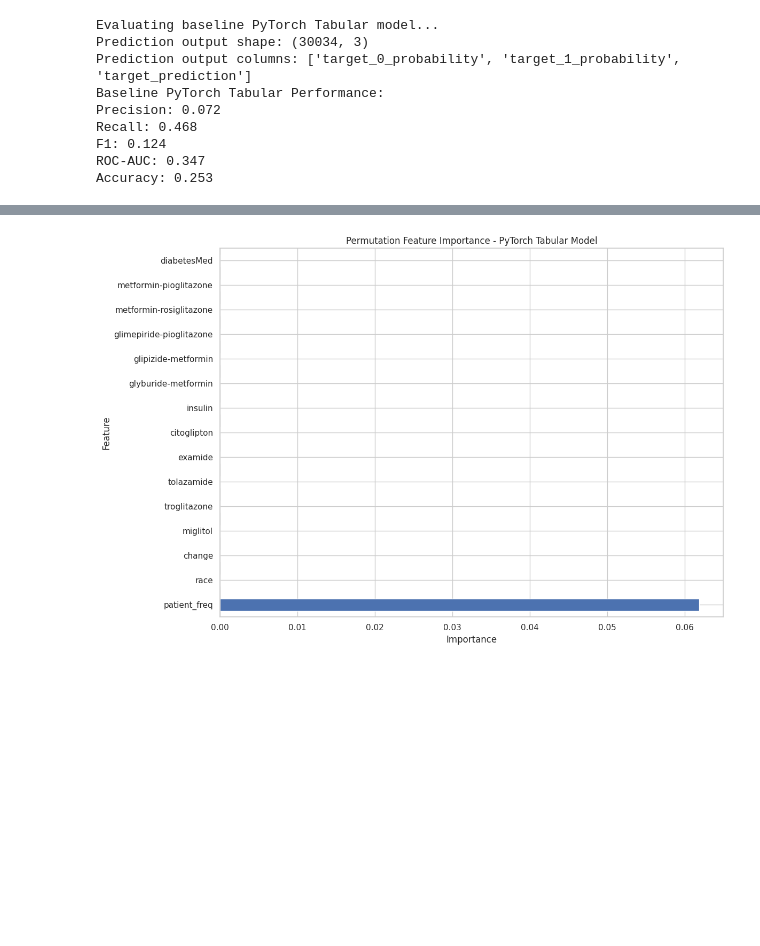
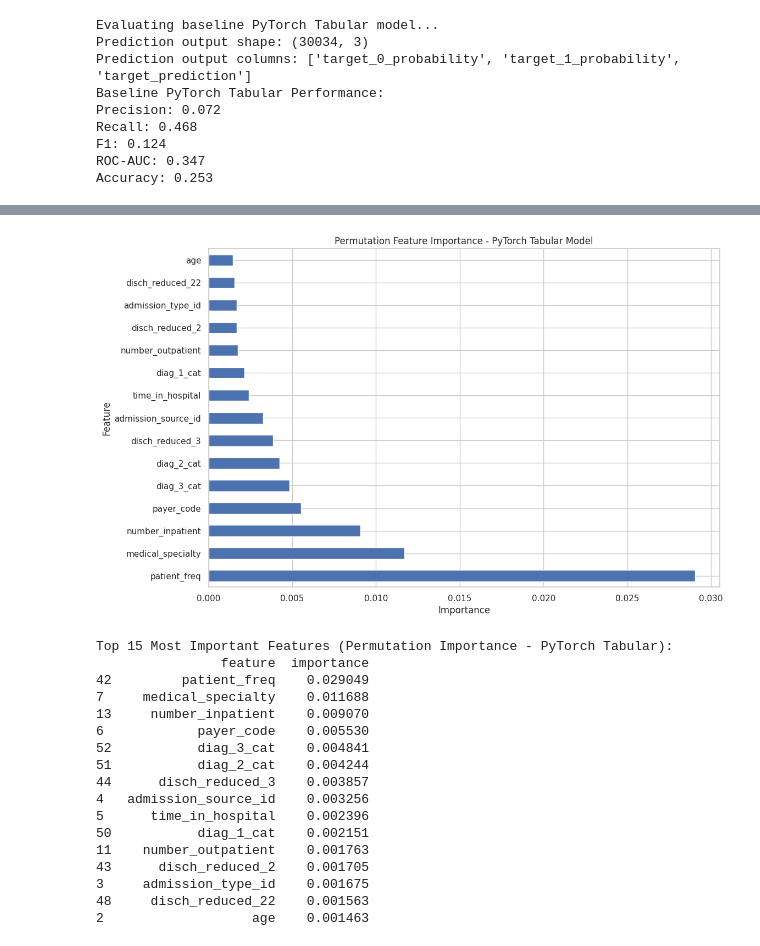
Before and after one commit to Arjeus/diabetes_assignment, a Jupyter notebook: diabetes_readmission_prediction_boost_discharge_t3.ipynb, the cells around one changed output, grey strips where cells are left out. Saved outputs shown, nothing was run; the diff lists cells and outputs as text; code cells hidden in the pictures; blank space fills up the shorter version.

```diff
--- a/diabetes_readmission_prediction_boost_discharge_t3.ipynb
+++ b/diabetes_readmission_prediction_boost_discharge_t3.ipynb
@@ -1133,7 +1175,6 @@ Seed set to 42
 # %%
 # Train final optimized PyTorch Tabular model
 print("Training final optimized PyTorch Tabular model...")
-
 # Extract best parameters
 best_params_pt = study_pt.best_params
 layers_depth = best_params_pt['layers_depth']
@@ -1156,6 +1197,7 @@ final_model_config_pt = CategoryEmbeddingModelConfig(
     use_batch_norm=True,
     learning_rate=best_params_pt['learning_rate'],
     seed=1803,
+    loss="CrossEntropyLoss",  # Use cross entropy loss for classification
 )
 
 final_trainer_config_pt = TrainerConfig(
@@ -1179,8 +1221,21 @@ final_model_pt = TabularModel(
     trainer_config=final_trainer_config_pt,
 )
 
+class_counts = np.bincount(y_train_pt)
+y_fold = train_bal_df_pt['target'].values
+total_samples = len(y_fold)
+
+# Calculate inverse frequency weights
+weight_for_0 = total_samples / (2.0 * class_counts[0])
+weight_for_1 = total_samples / (2.0 * class_counts[1])
+class_weights = torch.tensor([weight_for_0, weight_for_1], dtype=torch.float32)
+print(f"Complete train set class weights: {class_weights.tolist()}")
+
+# Don't set loss as an instance - just add class_weights as an attribute
+setattr(final_model_config_pt, 'class_weights', class_weights)
+
 # Train final model
-final_model_pt.fit(train=train_bal_df_pt, validation=test_df_pt)
+final_model_pt.fit(train=train_df_pt, validation=test_df_pt)
 
 print("Final PyTorch Tabular model training completed")
 # %% [output]
@@ -1438,20 +1497,22 @@ class ModelWrapper(BaseEstimator, ClassifierMixin):
         self.classes_ = np.array([0, 1])
 
     def predict(self, X):
-        # Get probability predictions for neg_log_loss scoring
+        """Return class predictions (0 or 1)"""
+        preds = self.model.predict(X)
+        # Convert probabilities to binary class predictions
+        return (preds["target_1_probability"].values > 0.5).astype(int)
+
+    def predict_proba(self, X):
+        """Return probability predictions for both classes"""
         preds = self.model.predict(X)
         # Return probabilities for both classes
-        # prob_0 = preds["target_0_probability"].values
-        # prob_1 = preds["target_1_probability"].values
-        # return np.column_stack([prob_0, prob_1])
-
-        return preds["target_1_probability"].values
+        prob_0 = preds["target_0_probability"].values
+        prob_1 = preds["target_1_probability"].values
+        return np.column_stack([prob_0, prob_1])
 
     def fit(self, X, y):
         # Required by sklearn but we don't need to do anything
-        # Set classes_ based on unique values in y if needed
         self.classes_ = np.unique(y)
-        self._estimator_type = "classifier"
         return self
 
 def custom_log_loss(y_true, y_pred_proba):
@@ -1470,10 +1531,29 @@ importance_df = pd.DataFrame({
 # %%
 importance_df.head(15).plot(kind='barh', x='feature', y='importance', figsize=(12, 8), legend=False)
 plt.title('Permutation Feature Importance - PyTorch Tabular Model')
 plt.xlabel('Importance')
 plt.ylabel('Feature')
-plt.tight_layout()
+plt.show()
+print("\nTop 15 Most Important Features (Permutation Importance - PyTorch Tabular):")
+print(importance_df.head(15))
 # %% [output]
-[figure, old version]
+[figure, new version]
+Top 15 Most Important Features (Permutation Importance - PyTorch Tabular):
+                feature  importance
+42         patient_freq    0.029049
+7     medical_specialty    0.011688
+13     number_inpatient    0.009070
+6            payer_code    0.005530
+52           diag_3_cat    0.004841
+51           diag_2_cat    0.004244
+44      disch_reduced_3    0.003857
+4   admission_source_id    0.003256
+5      time_in_hospital    0.002396
+50           diag_1_cat    0.002151
+11    number_outpatient    0.001763
+43      disch_reduced_2    0.001705
+3     admission_type_id    0.001675
+48     disch_reduced_22    0.001563
+2                   age    0.001463
 # %%
 result_xgboost = permutation_importance(xgb_model, X_test, y_test, scoring='accuracy', n_repeats=10, random_state=1803)
```
Also changed, not shown: parts of 34 cells of this notebook, 4 other files.
